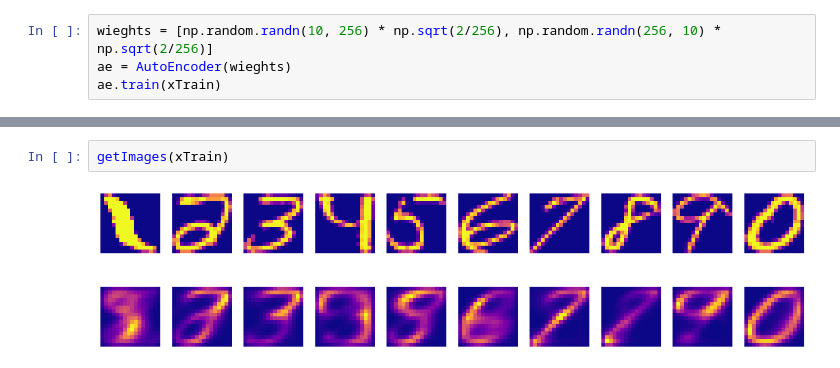
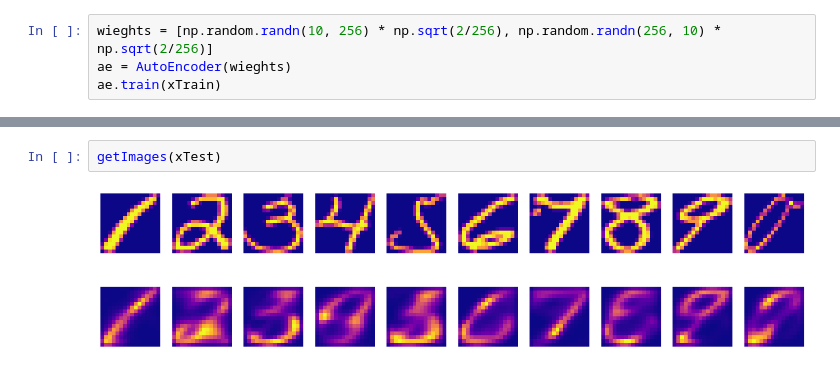
Before and after one commit to ImmortalizedInHearts/AutoEncoder, a Jupyter notebook: autoEncoder.ipynb, the cells around one changed output, grey strips where cells are left out. Cells and saved outputs as stored; diff of their text form.

```diff
--- a/autoEncoder.ipynb
+++ b/autoEncoder.ipynb
@@ -99,7 +99,7 @@ getImages(xTrain)
 # %%
-getImages(xTrain)
+getImages(xTest)
 # %% [output]
-[figure, old version]
+[figure, new version]
 # %%
 getImages(xValidation)
 # %% [output]
```
Also changed, not shown: parts of 3 cells of this notebook.
